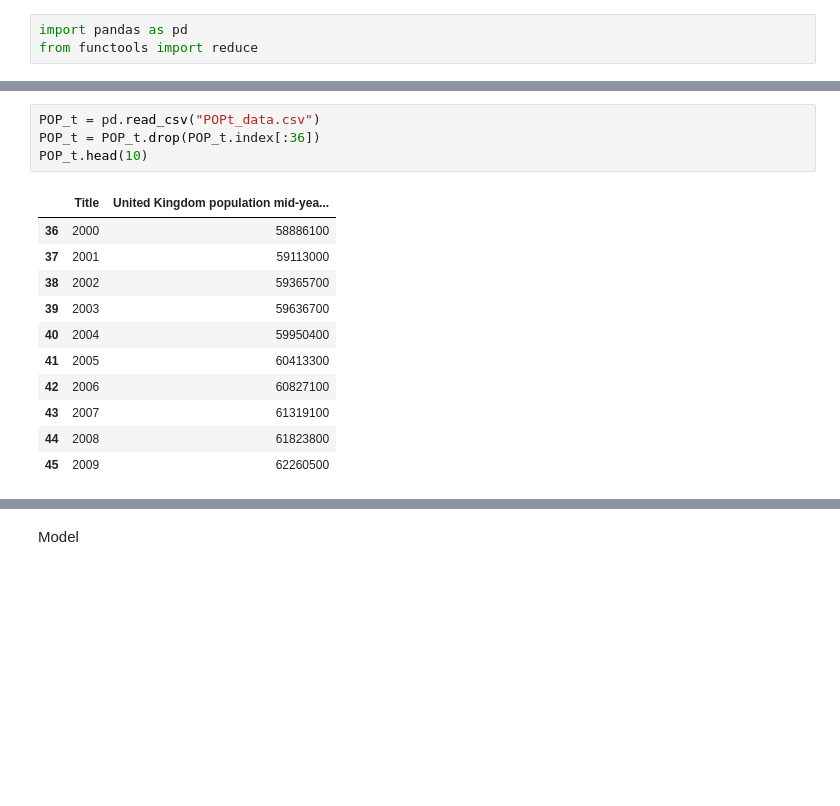
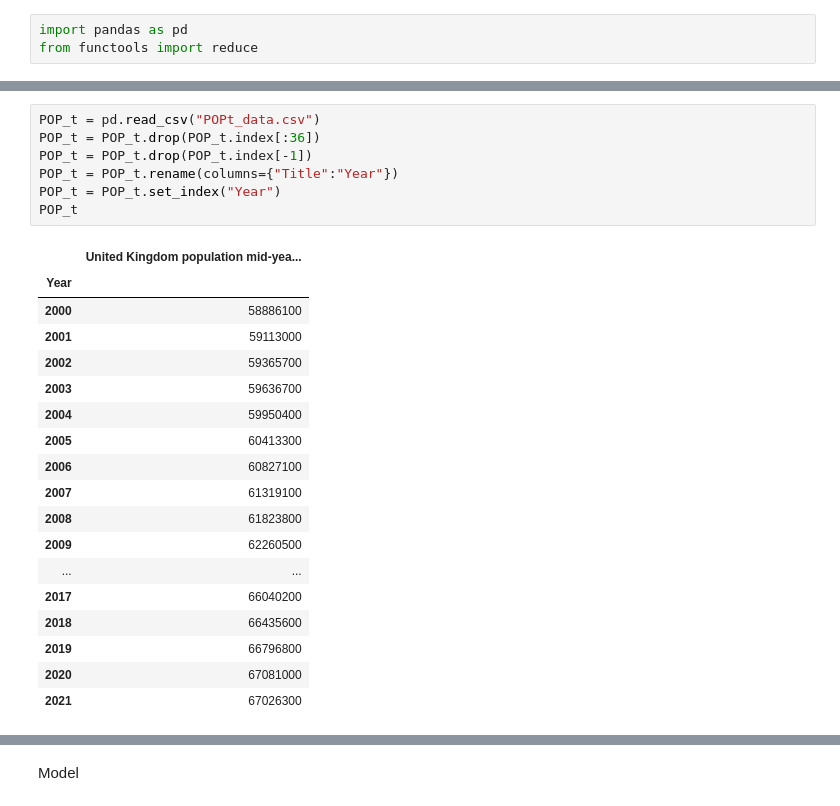
Before and after one commit to SureFoot0/CERA, a Jupyter notebook: MathModel.ipynb, the cells around one changed output, grey strips where cells are left out. Cells and saved outputs as stored; diff of their text form; blank space fills up the shorter version.

```diff
--- a/MathModel.ipynb
+++ b/MathModel.ipynb
@@ -25,19 +34,29 @@ GDP_t.head(10)
 # %%
 POP_t = pd.read_csv("POPt_data.csv")
 POP_t = POP_t.drop(POP_t.index[:36])
-POP_t.head(10)
+POP_t = POP_t.drop(POP_t.index[-1])
+POP_t = POP_t.rename(columns={"Title":"Year"})
+POP_t = POP_t.set_index("Year")
+POP_t
 # %% [output]
-|  | Title | United Kingdom population mid-yea... |
-| 36 | 2000 | 58886100 |
-| 37 | 2001 | 59113000 |
-| 38 | 2002 | 59365700 |
-| 39 | 2003 | 59636700 |
-| 40 | 2004 | 59950400 |
-| 41 | 2005 | 60413300 |
-| 42 | 2006 | 60827100 |
-| 43 | 2007 | 61319100 |
-| 44 | 2008 | 61823800 |
-| 45 | 2009 | 62260500 |
+|  | United Kingdom population mid-yea... |
+| Year |  |
+| 2000 | 58886100 |
+| 2001 | 59113000 |
+| 2002 | 59365700 |
+| 2003 | 59636700 |
+| 2004 | 59950400 |
+| 2005 | 60413300 |
+| 2006 | 60827100 |
+| 2007 | 61319100 |
+| 2008 | 61823800 |
+| 2009 | 62260500 |
+| ... | ... |
+| 2017 | 66040200 |
+| 2018 | 66435600 |
+| 2019 | 66796800 |
+| 2020 | 67081000 |
+| 2021 | 67026300 |
 # %%
 EI = pd.read_csv("Energy_Data.csv")
 EI = EI.drop(columns=["total final energy consumption in United Kingdom", "Units"])
```
Also changed, not shown: parts of 7 cells of this notebook, 6 other files.
